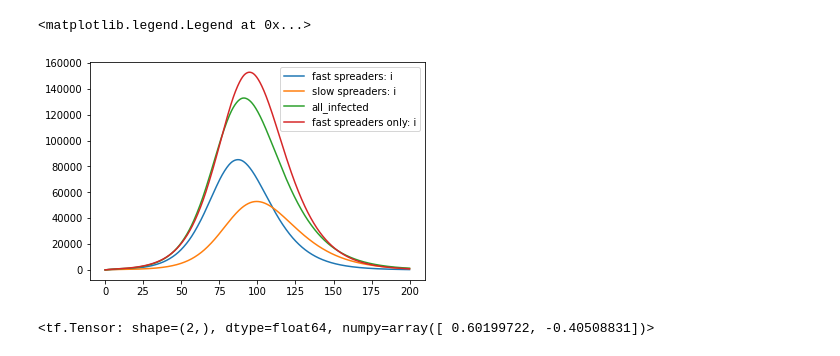
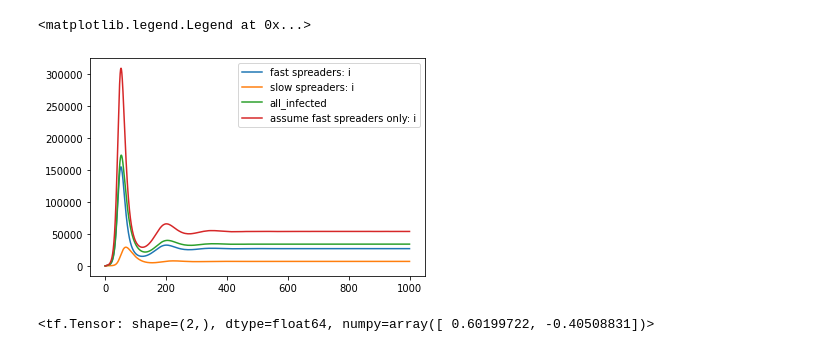
Before and after one commit to bkungfoo/covid19_models, a Jupyter notebook: composable_classes.ipynb, the cells around one changed output. Drawn from its saved outputs; the diff is of its cells as text; code cells hidden in the pictures.

```diff
--- a/composable_classes.ipynb
+++ b/composable_classes.ipynb
@@ -7,7 +7,7 @@ from typing import Mapping
 # %%
 class PopulationSpec:
 
-    def __init__(self, name, population, s, e, i, r, i_rate, r_rate):
+    def __init__(self, name, population, s, e, i, r, i_rate, r_rate, s_rate=0.0):
         """Specs out a population's SEIR properties.
 
         Starting S, E, I, R, and population are provided, as well as
@@ -21,6 +21,7 @@ class PopulationSpec:
         self._population = s + e + i + r
         self._i_rate = i_rate
         self._r_rate = r_rate
+        self._s_rate = s_rate
 
     def y0(self):
         return [self._s, self._e, self._i, self._r]
@@ -32,10 +33,10 @@ class PopulationSpec:
         return self._population
 
     def transition_matrix(self):
-        return np.array([[0., 0., 0., 0.],
+        return np.array([[0., 0., 0., self._s_rate],
                          [0., -self._i_rate, 0., 0.],
                          [0., self._i_rate, -self._r_rate, 0.],
-                         [0., 0., self._r_rate, 0.0],
+                         [0., 0., self._r_rate, -self._s_rate],
                         ])
 
 
@@ -49,14 +50,20 @@ class InteractionSpec:
         self._from_pop = from_pop
         self._to_pop = to_pop
         self._x_rate = x_rate
+
+
+class PopulationCollection:
+    def __init__(self):
+        self.populations = {}
 # %%
 # Create specs
 I_RATE = 1 / 5.1
 R_RATE = 1 / 10.
-E_RATE_FAST = 1 / 4. # R = 2.5
-E_RATE_SLOW = 1 / 10. # R = 1
-E_RATE_CROSS = 1 / 20. # R = 0.5
-DAYS = 200
+S_RATE = 0.0075
+E_RATE_FAST = 1 / 2. # R = 2.5
+E_RATE_SLOW = 1 / 20. # R = 1
+E_RATE_CROSS = 1 / 50. # R = 0.5
+DAYS = 1000
 
 
 def simulate(pop_specs, xact_specs):
@@ -95,37 +102,37 @@ def simulate(pop_specs, xact_specs):
 
     labels = [pop.params() for pop in pop_specs]
     labels = [item for sublist in labels for item in sublist]
     return t_seq, labels, np.array(y_all)
 
 
-pop_spec1 = PopulationSpec('fast spreaders', 500000, 500000 - 500, 500, 0, 0, I_RATE, R_RATE)
-pop_spec2 = PopulationSpec('slow spreaders', 500000, 500000 - 500, 500, 0, 0, I_RATE, R_RATE)
+pop_spec1 = PopulationSpec('fast spreaders', 500000, 500000 - 500, 500, 0, 0, I_RATE, R_RATE, S_RATE)
+pop_spec2 = PopulationSpec('slow spreaders', 500000, 500000 - 500, 500, 0, 0, I_RATE, R_RATE, S_RATE)
 pop_specs = [pop_spec1, pop_spec2]
 
 xact_specs = []
 xact_specs.append(InteractionSpec(pop_spec1, pop_spec1, E_RATE_FAST))
 xact_specs.append(InteractionSpec(pop_spec1, pop_spec2, E_RATE_CROSS))
 xact_specs.append(InteractionSpec(pop_spec2, pop_spec2, E_RATE_SLOW))
 xact_specs.append(InteractionSpec(pop_spec2, pop_spec1, E_RATE_CROSS))
 
 t_seq, labels, y_all = simulate(pop_specs, xact_specs)
 
 for i in range(2, 4 * len(pop_specs), 4):
     plt.plot(t_seq, y_all[:,i], label=labels[i])
 plt.plot(t_seq, np.sum(y_all[:,2::4], axis=-1), label='all_infected')
 
 
 # Fast only prediction
-pop_spec3 = PopulationSpec('fast spreaders only', 1000000, 1000000 - 1000, 1000, 0, 0, I_RATE, R_RATE)
+pop_spec3 = PopulationSpec('assume fast spreaders only', 1000000, 1000000 - 1000, 1000, 0, 0, I_RATE, R_RATE, S_RATE)
 xact_specs = []
 xact_specs.append(InteractionSpec(pop_spec3, pop_spec3, E_RATE_FAST))
 t_seq, labels, y_all = simulate([pop_spec3], xact_specs)
 plt.plot(t_seq, y_all[:,2], label=labels[2])
 #plt.yscale('log')
 plt.legend()
 # %% [output]
 <matplotlib.legend.Legend at 0x...>
-[figure, old version]
+[figure, new version]
 # %%
 y1
 # %% [output]
```
Also changed, not shown: 5 other files.
